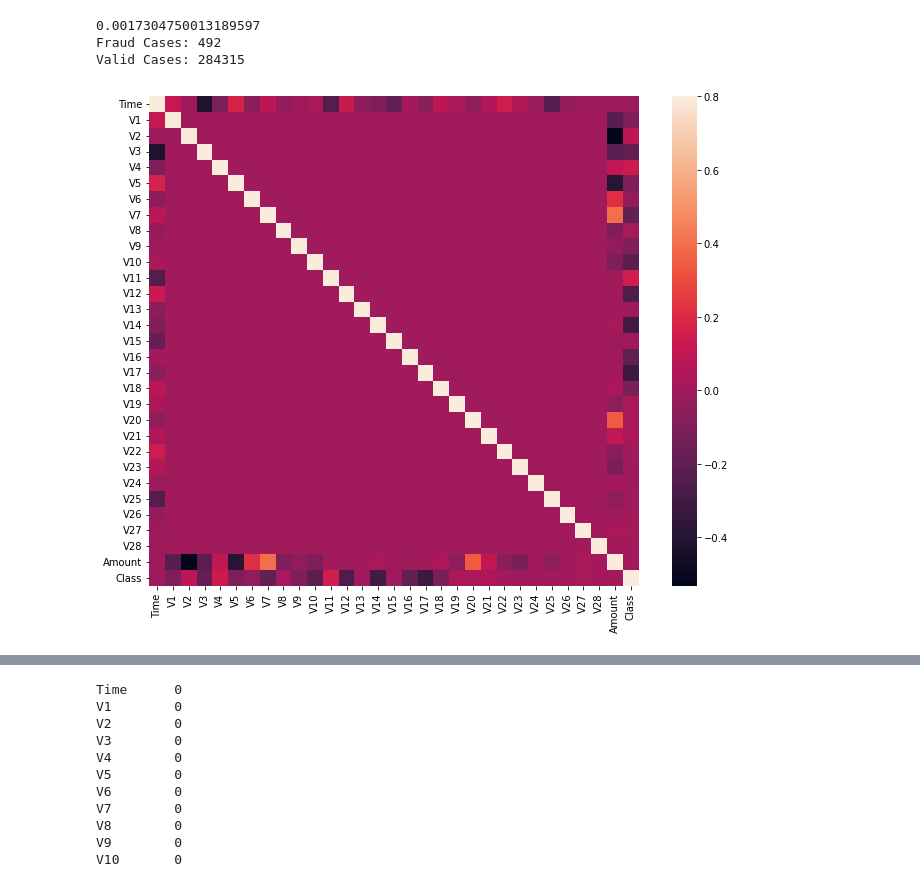
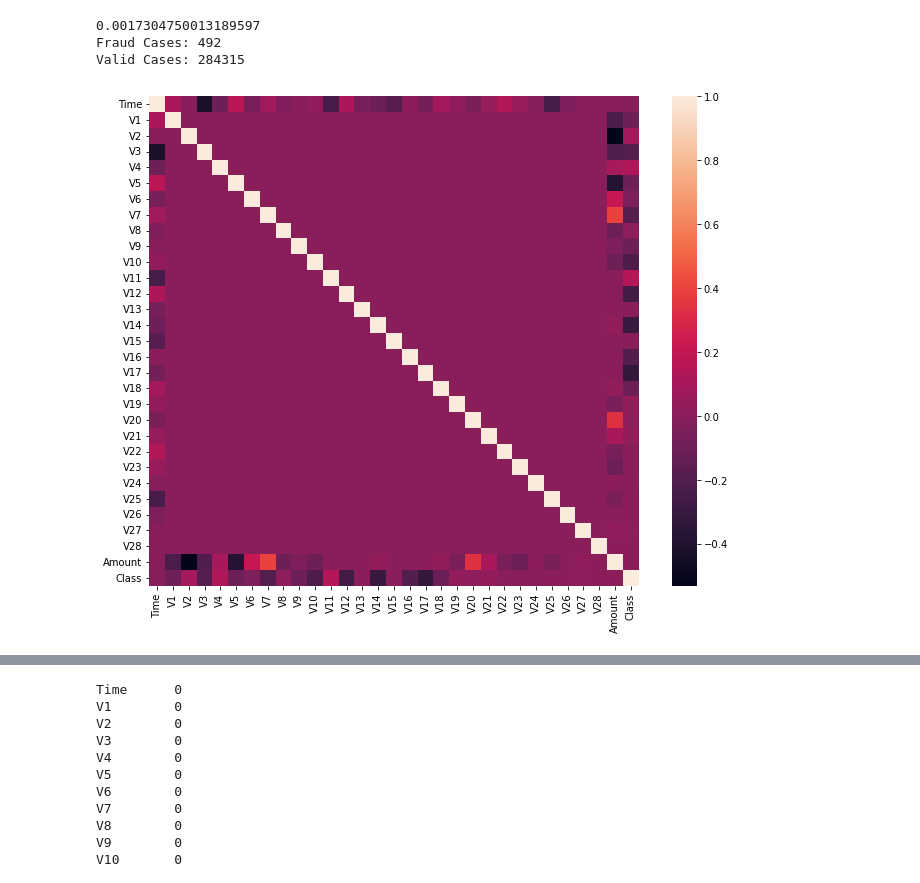
Before and after one commit to leobt23/Applications_DSE, a Jupyter notebook: code/data_exploration.ipynb, the cells around one changed output, grey strips where cells are left out. Drawn from its saved outputs; the diff is of its cells as text; code cells hidden in the pictures.

```diff
--- a/code/data_exploration.ipynb
+++ b/code/data_exploration.ipynb
@@ -58,11 +44,12 @@ Valid Cases: 284315
 # %%
 # Correlation Matrix
 corrmat = df.corr()
 fig = plt.figure(figsize=(12, 9))
-sns.heatmap(corrmat, vmax=.8, square=True)
+sns.heatmap(corrmat, vmax=1, square=True)
 plt.show()
+#
 # %% [output]
-[figure, old version]
+[figure, new version]
 # %%
 # Duplicates of the dataset in all columns
 df_duplicates = df[df.duplicated()]
```
Also changed, not shown: parts of 8 cells of this notebook, 8 other files.
